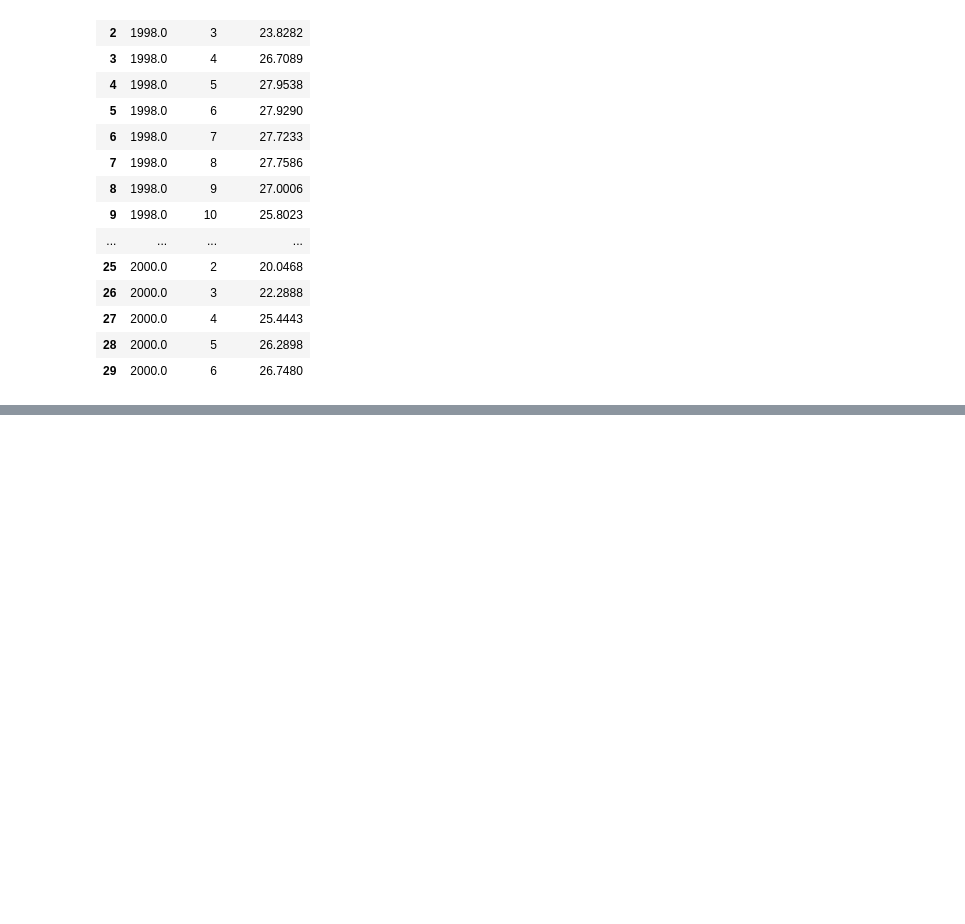
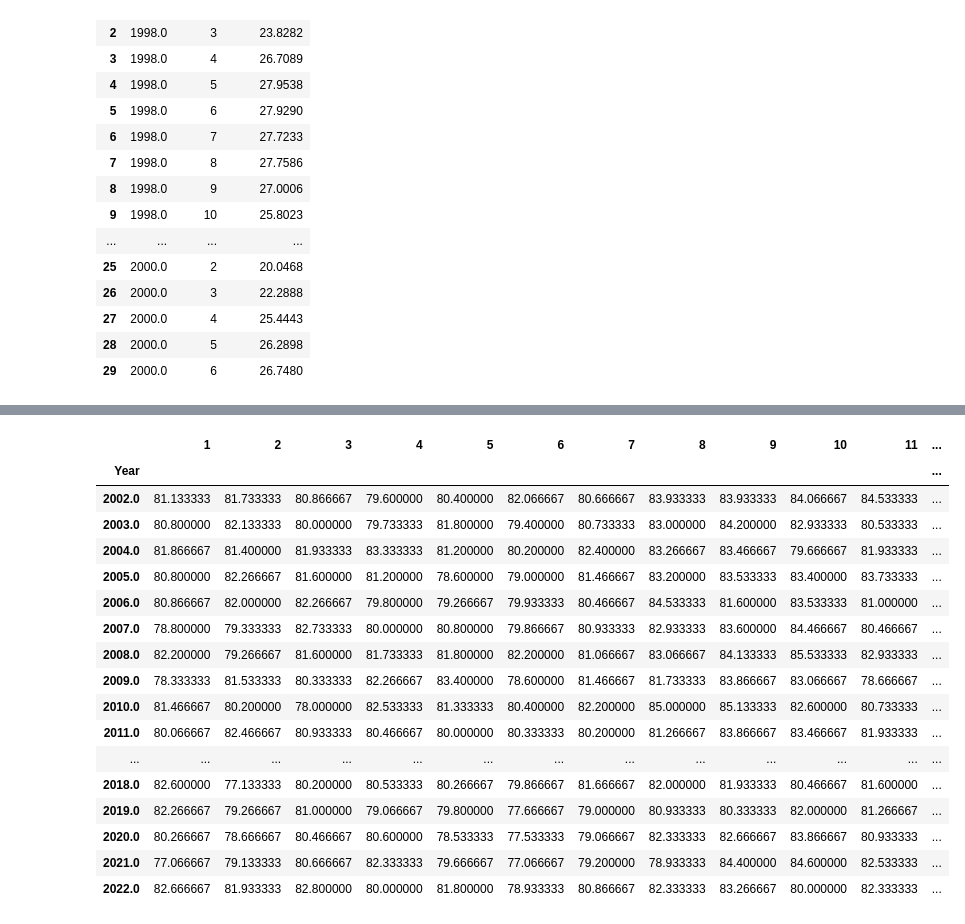
Before and after one commit to phatdtvdvt/Electricity-generation-predictor, a Jupyter notebook: [Part 1] Handling_Raw_Data.ipynb, the cells around one changed output, grey strips where cells are left out. Drawn from its saved outputs; the diff is of its cells as text; code cells hidden in the pictures; blank space fills up the shorter version.

Commit message:
Finish Handling Raw Data Code. Update Humidity Data

```diff
--- a/[Part 1] Handling_Raw_Data.ipynb
+++ b/[Part 1] Handling_Raw_Data.ipynb
@@ -696,0 +699,4 @@ merged_df.to_csv(r'D:\Code\BachKhoa\Khoa Hoc Du Lieu\eletricity-generation-predi
+# %%
+# Đọc dữ liệu từ file Excel
+file_path = r'D:\Code\BachKhoa\Khoa Hoc Du Lieu\eletricity-generation-predictor\RAW_DATA\V01.12 (humidity).xlsx'  # Thay thế bằng đường dẫn thực tế đến file Excel của bạn
+df = pd.read_excel(file_path)
@@ -696,0 +712,3 @@ merged_df.to_csv(r'D:\Code\BachKhoa\Khoa Hoc Du Lieu\eletricity-generation-predi
+# %%
+df.replace("..", np.nan, inplace=True)
+df.head(30)
@@ -696,0 +733,10 @@ merged_df.to_csv(r'D:\Code\BachKhoa\Khoa Hoc Du Lieu\eletricity-generation-predi
+# %%
+df.columns = ['Year', 'Location'] + [str(i) for i in range(1, 13)]
+
+# Chuyển các cột nhiệt độ từ kiểu object sang kiểu số
+df.iloc[:, 2:] = df.iloc[:, 2:].astype(float)
+
+# Thay thế các giá trị NaN trong năm dựa vào giá trị hàng trước đó
+df['Year'].fillna(method='ffill', inplace=True)
+
+print(df[:30])
@@ -696,0 +761,22 @@ merged_df.to_csv(r'D:\Code\BachKhoa\Khoa Hoc Du Lieu\eletricity-generation-predi
+# %%
+avg_temp_by_month_year = df.groupby('Year')[df.columns[2:]].mean()
+avg_temp_by_month_year.head(30)
+# %% [output]
+|  | 1 | 2 | 3 | 4 | 5 | 6 | 7 | 8 | 9 | 10 | 11 | ... |
+| Year |  |  |  |  |  |  |  |  |  |  |  | ... |
+| 2002.0 | 81.133333 | 81.733333 | 80.866667 | 79.600000 | 80.400000 | 82.066667 | 80.666667 | 83.933333 | 83.933333 | 84.066667 | 84.533333 | ... |
+| 2003.0 | 80.800000 | 82.133333 | 80.000000 | 79.733333 | 81.800000 | 79.400000 | 80.733333 | 83.000000 | 84.200000 | 82.933333 | 80.533333 | ... |
+| 2004.0 | 81.866667 | 81.400000 | 81.933333 | 83.333333 | 81.200000 | 80.200000 | 82.400000 | 83.266667 | 83.466667 | 79.666667 | 81.933333 | ... |
+| 2005.0 | 80.800000 | 82.266667 | 81.600000 | 81.200000 | 78.600000 | 79.000000 | 81.466667 | 83.200000 | 83.533333 | 83.400000 | 83.733333 | ... |
+| 2006.0 | 80.866667 | 82.000000 | 82.266667 | 79.800000 | 79.266667 | 79.933333 | 80.466667 | 84.533333 | 81.600000 | 83.533333 | 81.000000 | ... |
+| 2007.0 | 78.800000 | 79.333333 | 82.733333 | 80.000000 | 80.800000 | 79.866667 | 80.933333 | 82.933333 | 83.600000 | 84.466667 | 80.466667 | ... |
+| 2008.0 | 82.200000 | 79.266667 | 81.600000 | 81.733333 | 81.800000 | 82.200000 | 81.066667 | 83.066667 | 84.133333 | 85.533333 | 82.933333 | ... |
+| 2009.0 | 78.333333 | 81.533333 | 80.333333 | 82.266667 | 83.400000 | 78.600000 | 81.466667 | 81.733333 | 83.866667 | 83.066667 | 78.666667 | ... |
+| 2010.0 | 81.466667 | 80.200000 | 78.000000 | 82.533333 | 81.333333 | 80.400000 | 82.200000 | 85.000000 | 85.133333 | 82.600000 | 80.733333 | ... |
+| 2011.0 | 80.066667 | 82.466667 | 80.933333 | 80.466667 | 80.000000 | 80.333333 | 80.200000 | 81.266667 | 83.866667 | 83.466667 | 81.933333 | ... |
+| ... | ... | ... | ... | ... | ... | ... | ... | ... | ... | ... | ... | ... |
+| 2018.0 | 82.600000 | 77.133333 | 80.200000 | 80.533333 | 80.266667 | 79.866667 | 81.666667 | 82.000000 | 81.933333 | 80.466667 | 81.600000 | ... |
+| 2019.0 | 82.266667 | 79.266667 | 81.000000 | 79.066667 | 79.800000 | 77.666667 | 79.000000 | 80.933333 | 80.333333 | 82.000000 | 81.266667 | ... |
+| 2020.0 | 80.266667 | 78.666667 | 80.466667 | 80.600000 | 78.533333 | 77.533333 | 79.066667 | 82.333333 | 82.666667 | 83.866667 | 80.933333 | ... |
+| 2021.0 | 77.066667 | 79.133333 | 80.666667 | 82.333333 | 79.666667 | 77.066667 | 79.200000 | 78.933333 | 84.400000 | 84.600000 | 82.533333 | ... |
+| 2022.0 | 82.666667 | 81.933333 | 82.800000 | 80.000000 | 81.800000 | 78.933333 | 80.866667 | 82.333333 | 83.266667 | 80.000000 | 82.333333 | ... |
```
Also changed, not shown: parts of 6 cells of this notebook, 2 other files.
